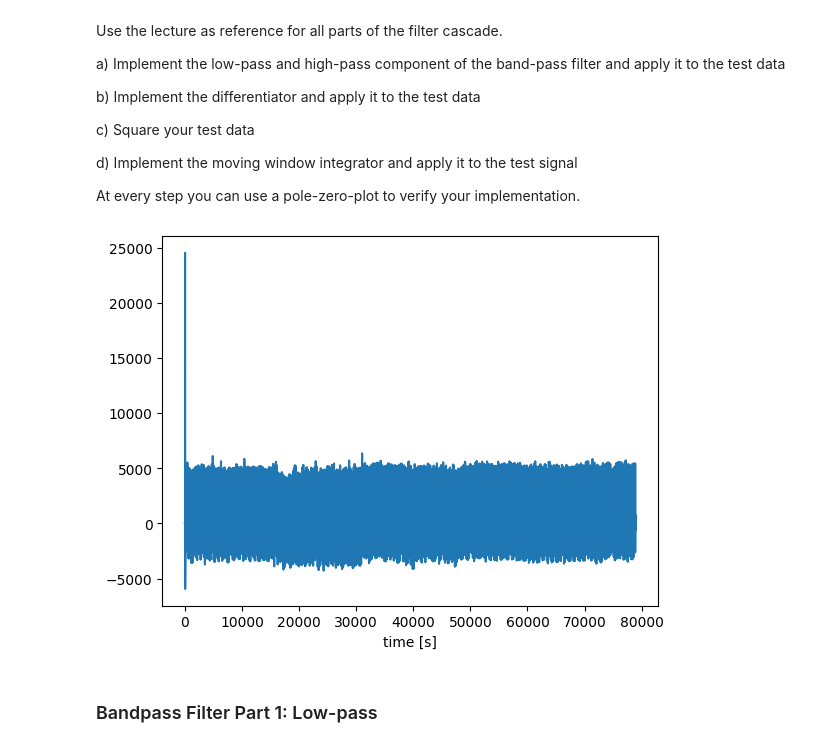
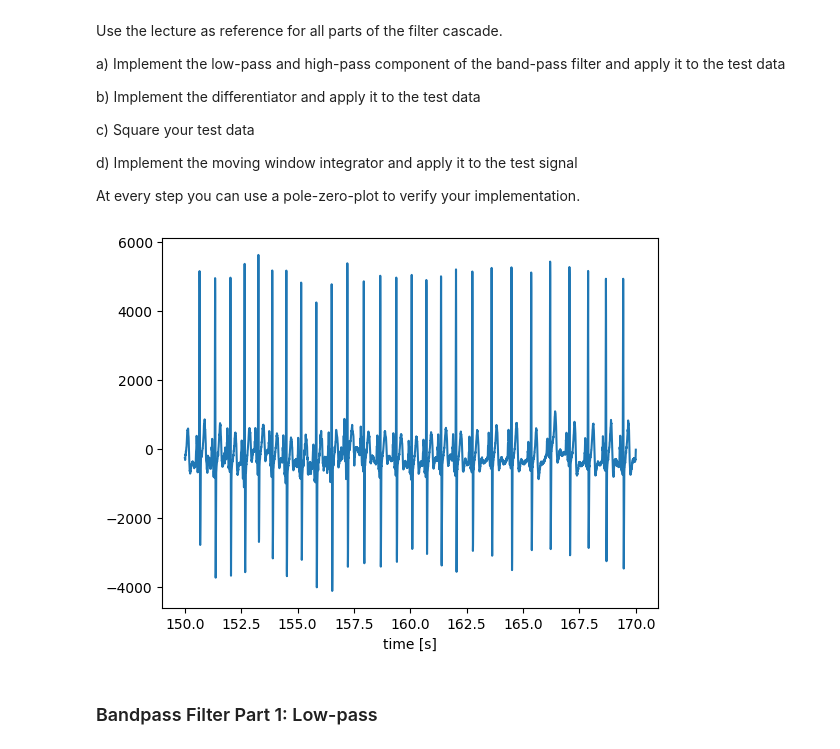
Before and after one commit to XWBJJLZS/madlab-biosig-exercise-8--on91enyf-, a Jupyter notebook: exercise-09.ipynb, the cells around one changed output. Saved outputs shown, nothing was run; the diff lists cells and outputs as text; code cells hidden in the pictures.

```diff
--- a/exercise-09.ipynb
+++ b/exercise-09.ipynb
@@ -372,31 +370,24 @@ d) Implement the moving window integrator and apply it to the test signal
 At every step you can use a pole-zero-plot to verify your implementation.
 # %%
 # Load one of the data files and extract the exg column
-"""
-
-orig_sampling_rate = 256.  # Hz
-pan_sampling_rate = 200.  # Hz
+path = './data/example_ecg.csv'
+orig_sampling_rate=256.
+pan_sampling_rate=200.
 
 ecg = pd.read_csv(path, header=1, skiprows=0, index_col='timestamp')['ecg']
 
 # resample the data to 200 Hz for the algorithms
 ecg = pd.Series(signal.resample(ecg, int(len(ecg) * pan_sampling_rate/orig_sampling_rate)))
 ecg.index /= pan_sampling_rate
 
 # For visualisation and testing select part of the signal
 ecg_part = ecg.loc[150:170]
 
 plt.figure()
 ecg_part.plot()
 plt.xlabel('time [s]');
-"""
-path = './data/example_ecg.csv'
-ecg = pd.read_csv(path, header=1, skiprows=0, index_col='timestamp')['ecg']
-plt.figure()
-ecg.plot()
-plt.xlabel('time [s]');
 # %% [output]
-[figure, old version]
+[figure, new version]
 # %% [markdown]
 ### Bandpass Filter Part 1: Low-pass
 # %% [markdown]
```
Also changed, not shown: parts of 20 cells of this notebook.
